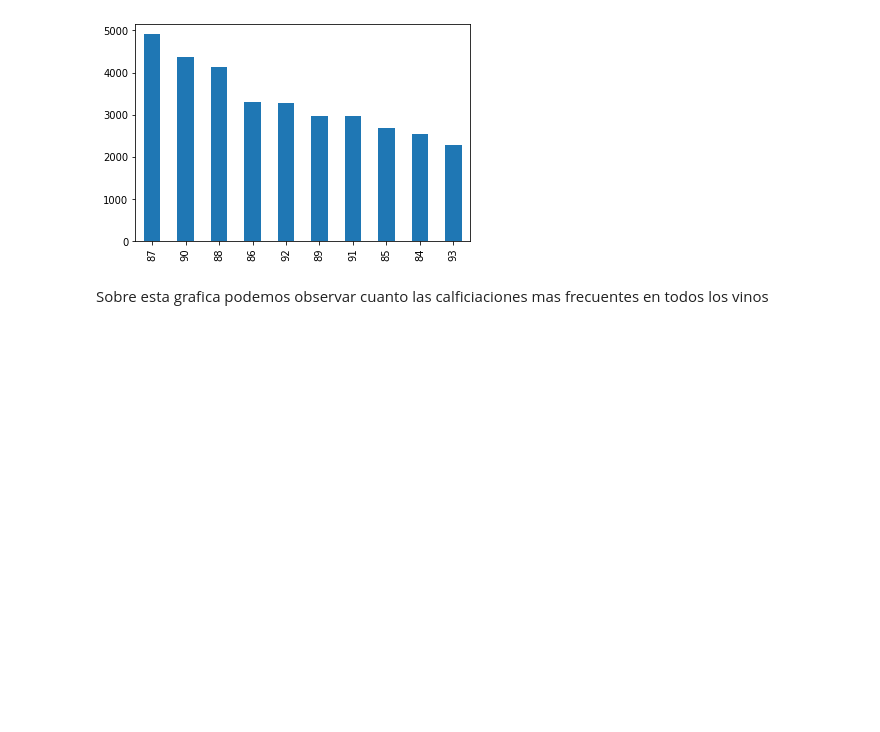
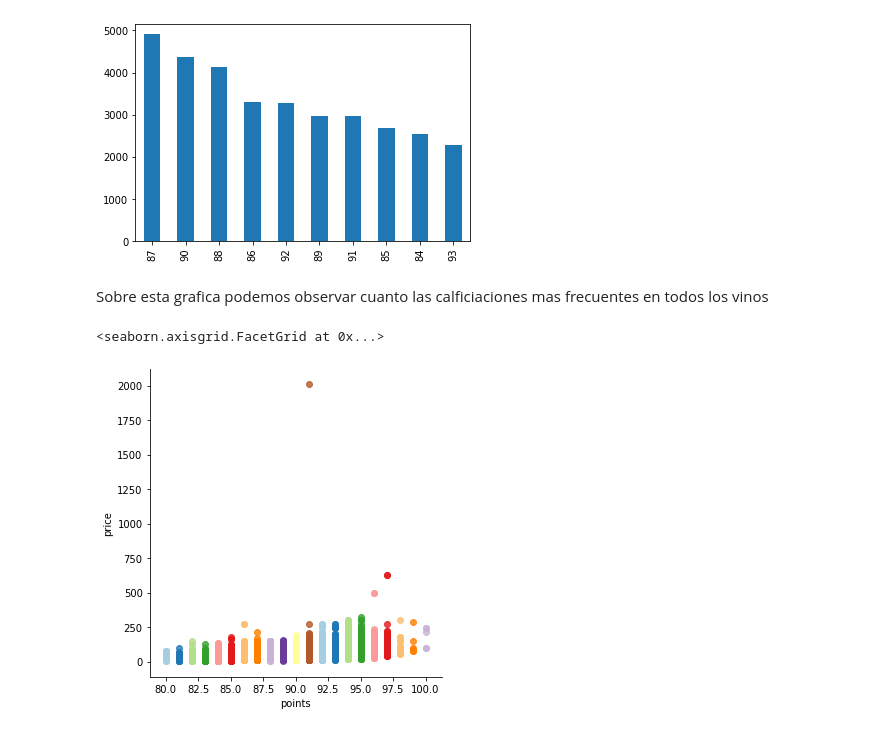
Before and after one commit to ryangzz/Mineria_de_datos, a Jupyter notebook: practica2.ipynb, the cells around one changed output. Drawn from its saved outputs; the diff is of its cells as text; code cells hidden in the pictures; blank space fills up the shorter version.

```diff
--- a/practica2.ipynb
+++ b/practica2.ipynb
@@ -162,3 +156,8 @@ df['points'].value_counts().head(10).plot.bar()
 [figure]
 # %% [markdown]
 Sobre esta grafica podemos observar cuanto las calficiaciones mas frecuentes en todos los vinos
+# %%
+sn.lmplot(x='points', y='price', data=df[df['province']=='California'], fit_reg=False, hue='points',legend=False,palette='Paired')
+# %% [output]
+<seaborn.axisgrid.FacetGrid at 0x...>
+[figure, added]
```
Also changed, not shown: parts of 19 cells of this notebook.
